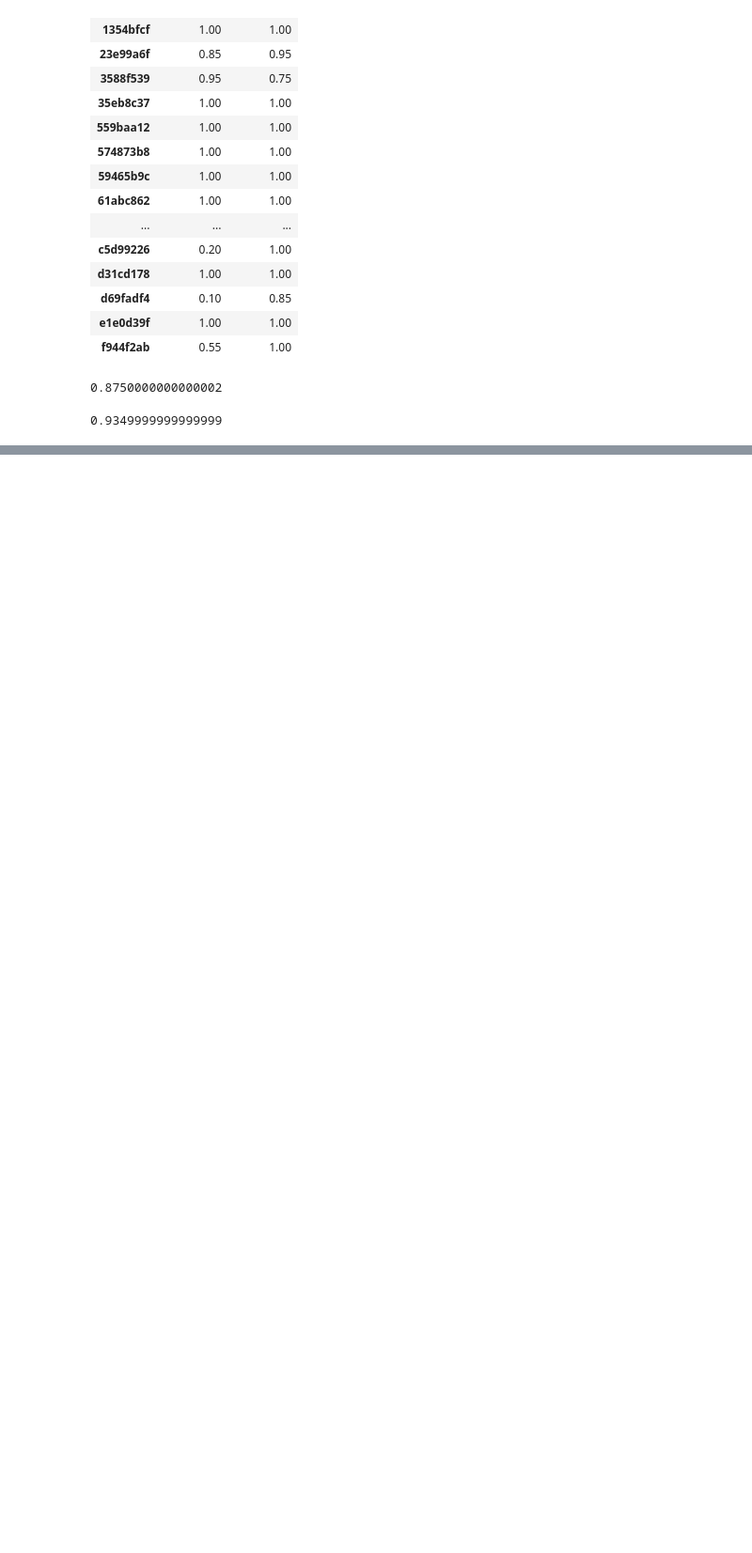
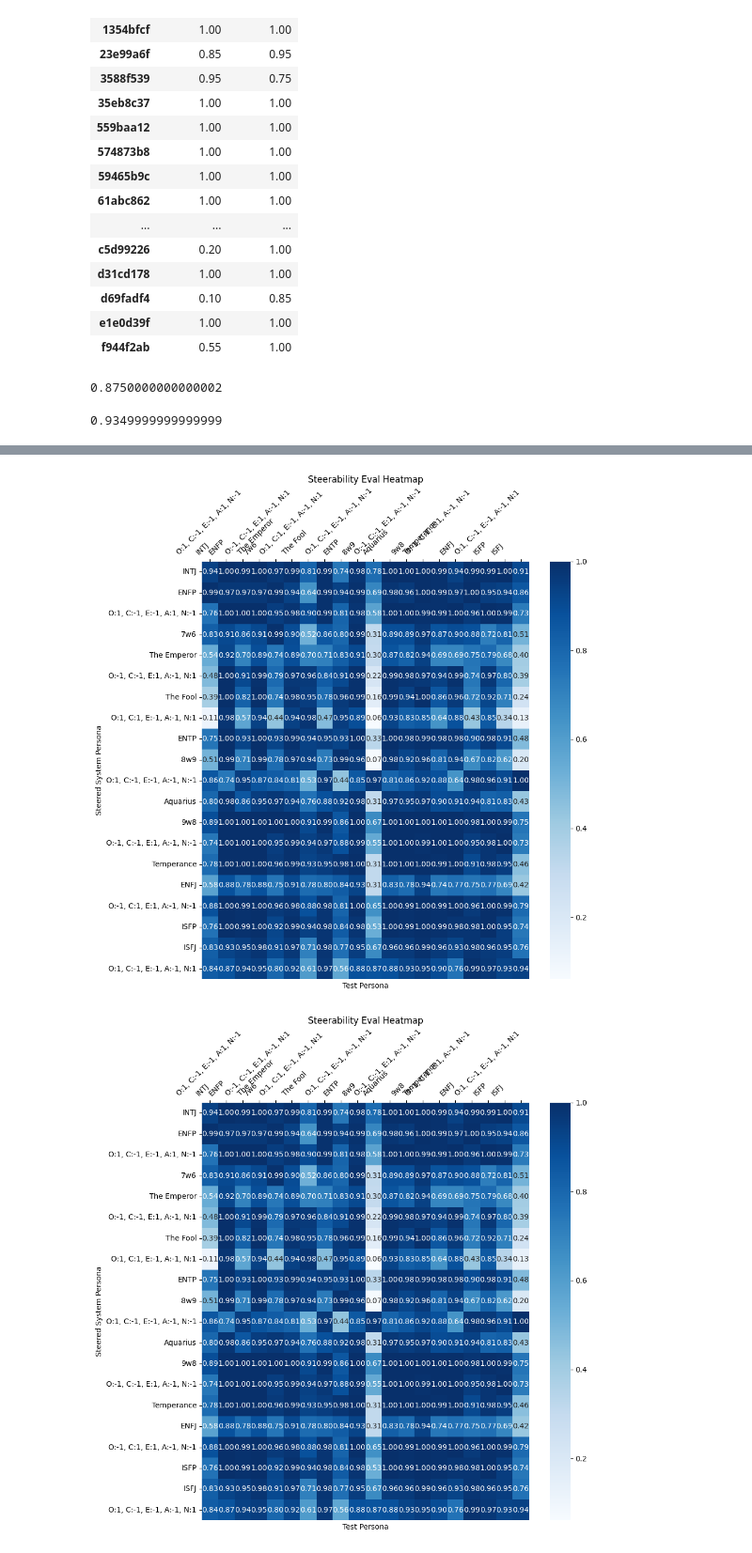
Before and after one commit to plastic-labs/steerability-eval, a Jupyter notebook: notebooks/steerability_eval.ipynb, the cells around one changed output, grey strips where cells are left out. Shown at 94% size. Drawn from its saved outputs; the diff is of its cells as text; code cells hidden in the pictures; blank space fills up the shorter version.

```diff
--- a/notebooks/steerability_eval.ipynb
+++ b/notebooks/steerability_eval.ipynb
@@ -1252,0 +1275,5 @@ scorer.results_df.specificity.mean()
+# %%
+eval.generate_heatmap()
+# %% [output]
+[figure, added]
+[figure, added]
```
Also changed, not shown: parts of 8 cells of this notebook, 3 other files.
